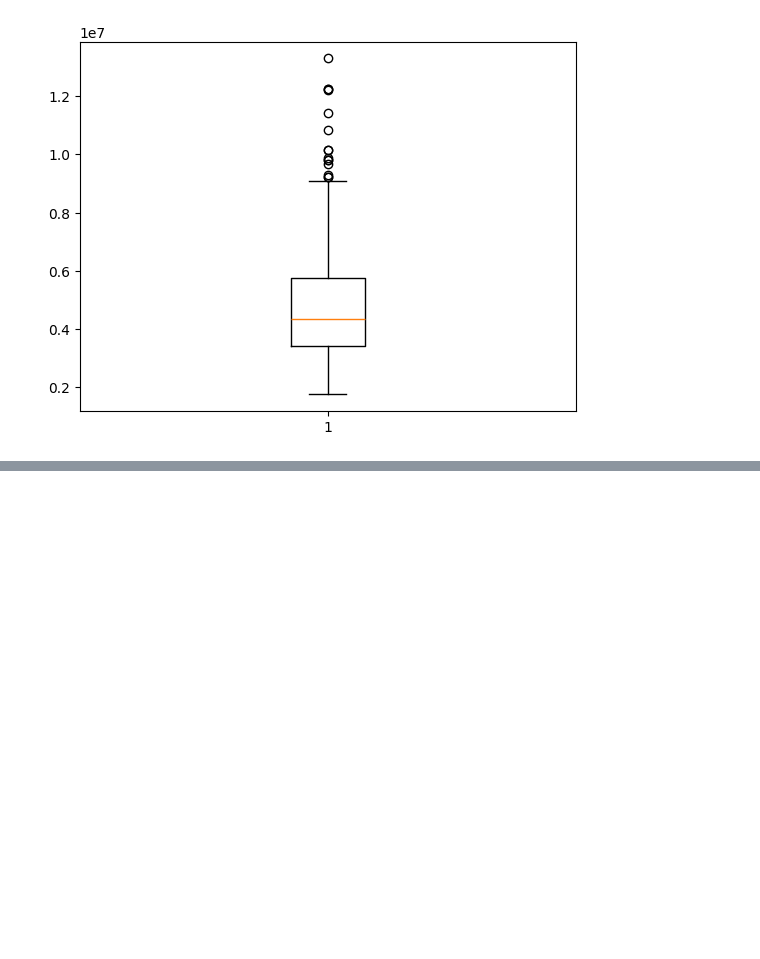
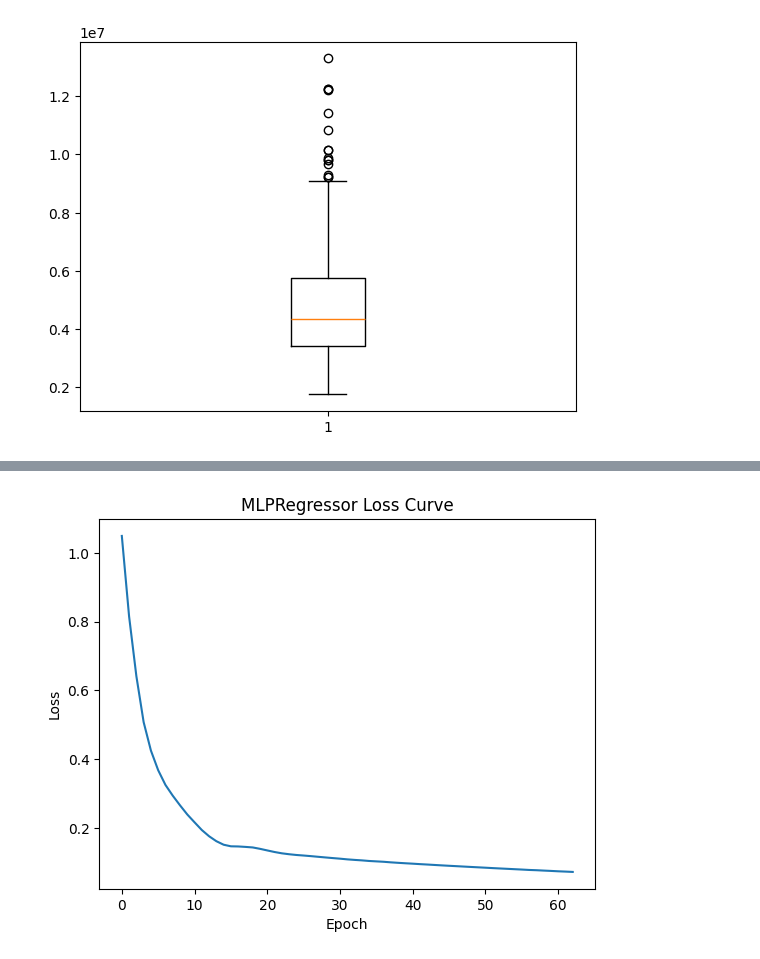
Before and after one commit to Mahmoud-Dayem/qualityreports-master, a Jupyter notebook: housepricesdeeplearningNN.ipynb, the cells around one changed output, grey strips where cells are left out. Drawn from its saved outputs; the diff is of its cells as text; code cells hidden in the pictures; blank space fills up the shorter version.

```diff
--- a/housepricesdeeplearningNN.ipynb
+++ b/housepricesdeeplearningNN.ipynb
@@ -339,0 +443,79 @@ plt.boxplot(y)
+# %%
+import numpy as np
+import matplotlib.pyplot as plt
+
+from sklearn.neural_network import MLPRegressor
+from sklearn.preprocessing import StandardScaler
+from sklearn.metrics import mean_squared_error, r2_score
+
+# If your data is still torch tensors, convert to numpy first
+X_train_np = X_train.cpu().numpy() if hasattr(X_train, "cpu") else X_train
+y_train_np = y_train.cpu().numpy() if hasattr(y_train, "cpu") else y_train
+
+X_val_np = X_val.cpu().numpy() if hasattr(X_val, "cpu") else X_val
+y_val_np = y_val.cpu().numpy() if hasattr(y_val, "cpu") else y_val
+
+# Make y 2D for scaler
+y_train_np = y_train_np.reshape(-1, 1)
+y_val_np = y_val_np.reshape(-1, 1)
+
+# Scale X
+x_scaler = StandardScaler()
+X_train_scaled = x_scaler.fit_transform(X_train_np)
+X_val_scaled = x_scaler.transform(X_val_np)
+
+# Scale y
+y_scaler = StandardScaler()
+y_train_scaled = y_scaler.fit_transform(y_train_np).ravel()
+y_val_scaled = y_scaler.transform(y_val_np).ravel()
+
+# Better MLPRegressor setup
+model = MLPRegressor(
+    hidden_layer_sizes=(128, 64, 32),
+    activation="relu",
+    solver="adam",
+    learning_rate_init=0.001,
+    alpha=0.001,
+    max_iter=2000,
+    early_stopping=True,
+    validation_fraction=0.15,
+    n_iter_no_change=30,
+    random_state=42,
+    verbose=True
+)
+
+# Train
+model.fit(X_train_scaled, y_train_scaled)
+
+# Predict scaled target
+y_train_pred_scaled = model.predict(X_train_scaled)
+y_val_pred_scaled = model.predict(X_val_scaled)
+
+# Convert predictions back to original target scale
+y_train_pred = y_scaler.inverse_transform(
+    y_train_pred_scaled.reshape(-1, 1)
+)
+
+y_val_pred = y_scaler.inverse_transform(
+    y_val_pred_scaled.reshape(-1, 1)
+)
+
+# Calculate MSE in original target scale
+train_mse = mean_squared_error(y_train_np, y_train_pred)
+val_mse = mean_squared_error(y_val_np, y_val_pred)
+
+train_r2 = r2_score(y_train_np, y_train_pred)
+val_r2 = r2_score(y_val_np, y_val_pred)
+
+print("Train MSE:", train_mse)
+print("Validation MSE:", val_mse)
+print("Train R2:", train_r2)
+print("Validation R2:", val_r2)
+
+# Plot loss
+plt.plot(model.loss_curve_)
+plt.title("MLPRegressor Loss Curve")
+plt.xlabel("Epoch")
+plt.ylabel("Loss")
+plt.show()
+# %% [output]
@@ -339,0 +539 @@ plt.boxplot(y)
+[figure, added]
```
Also changed, not shown: parts of 21 cells of this notebook, 3 other files.
